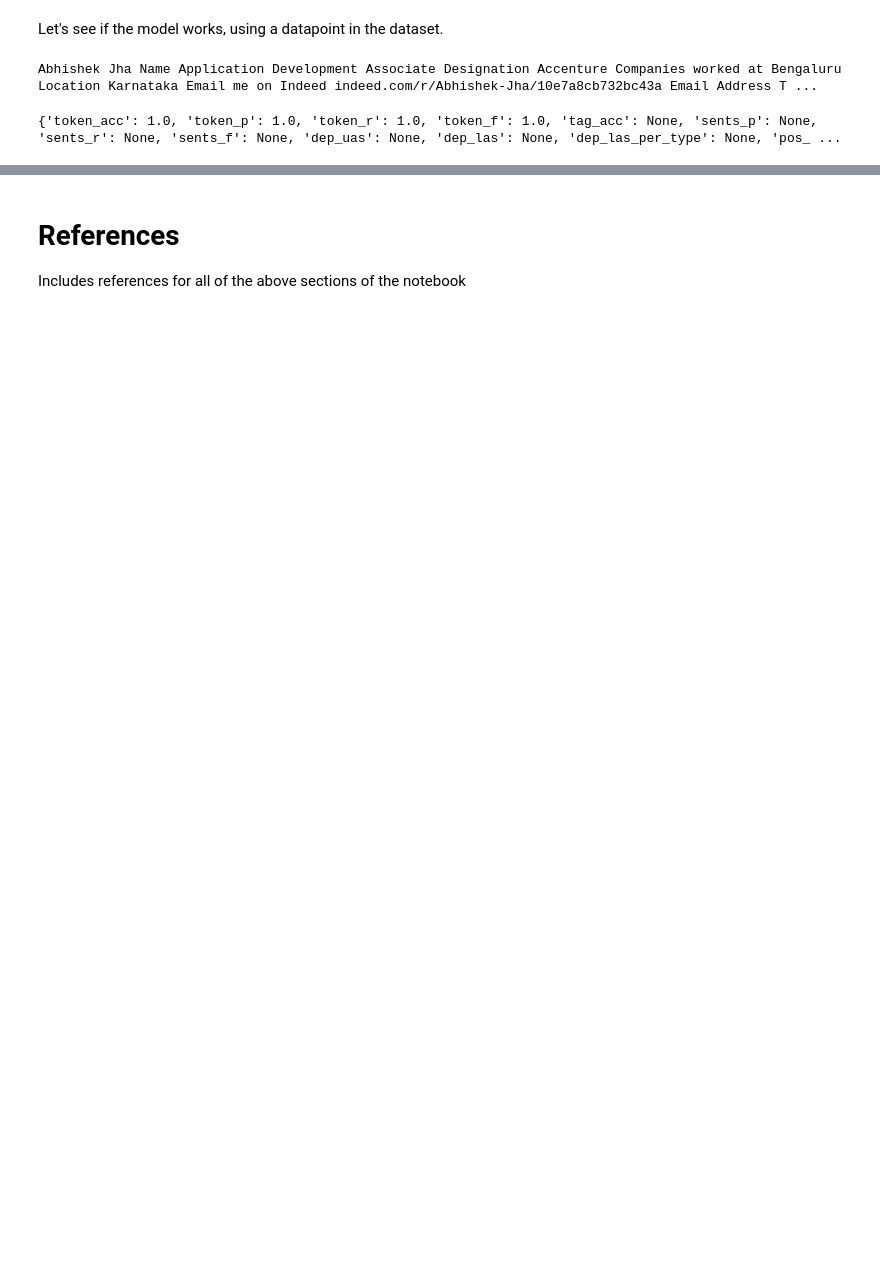
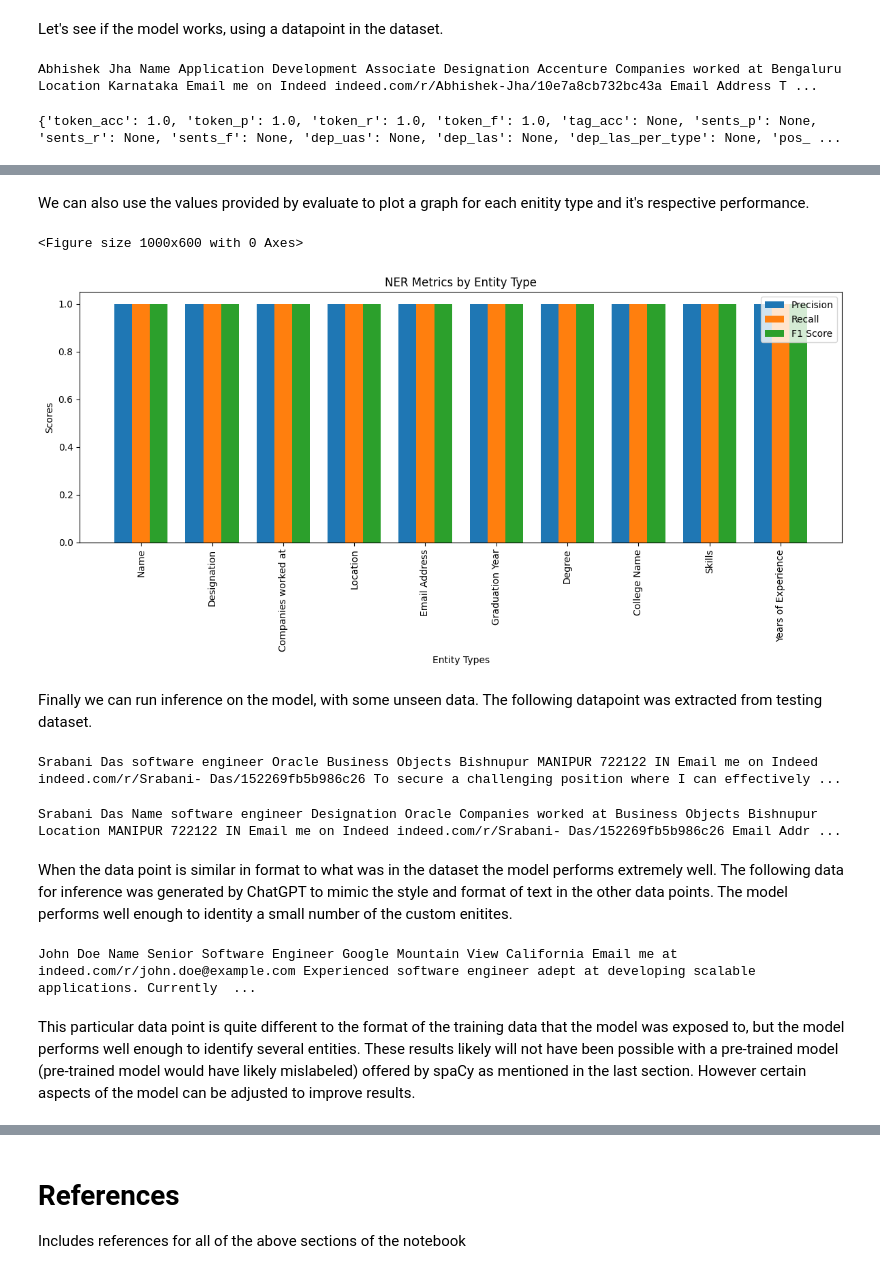
Before and after one commit to RumethR/Resume-Ner, a Jupyter notebook: Cw1_w1809911_RumethRandombage.ipynb, the cells around one changed output, grey strips where cells are left out. Saved outputs shown, nothing was run; the diff lists cells and outputs as text; code cells hidden in the pictures; blank space fills up the shorter version.

Commit message:
Added Evaluation, testing sections and new references

```diff
--- a/Cw1_w1809911_RumethRandombage.ipynb
+++ b/Cw1_w1809911_RumethRandombage.ipynb
@@ -491,0 +533,61 @@ PART D: Testing
+# %% [markdown]
+We can also use the values provided by evaluate to plot a graph for each enitity type and it's respective performance.
+# %%
+# Plotting
+plt.figure(figsize=(10, 6))
+
+# Visualising overall metrics
+entity_types = list(scores.keys())
+
+performance_metrics = []
+for entity in scores["ents_per_type"]:
+  if entity in labels:
+    performance_metrics.append({entity: scores["ents_per_type"][entity]})
+
+
+entity_types = [list(d.keys())[0] for d in performance_metrics]
+precision = [list(d.values())[0]['p'] for d in performance_metrics]
+recall = [list(d.values())[0]['r'] for d in performance_metrics]
+f1 = [list(d.values())[0]['f'] for d in performance_metrics]
+
+# Plotting
+plt.figure(figsize=(12, 6))
+
+bar_width = 0.25
+index = np.arange(len(entity_types))  # Using numpy's arange for more control
+
+plt.bar(index, precision, width=bar_width, label='Precision', align='center')
+plt.bar(index + bar_width, recall, width=bar_width, label='Recall', align='center')
+plt.bar(index + 2 * bar_width, f1, width=bar_width, label='F1 Score', align='center')
+
+plt.xlabel('Entity Types')
+plt.ylabel('Scores')
+plt.title('NER Metrics by Entity Type')
+plt.xticks(index + bar_width, entity_types, rotation=90)  # Aligning xticks properly
+plt.legend()
+plt.tight_layout()
+
+plt.show()
+# %% [output]
+<Figure size 1000x600 with 0 Axes>
+[figure, added]
+# %% [markdown]
+Finally we can run inference on the model, with some unseen data. The following datapoint was extracted from testing dataset.
+# %%
+test_text = test_docs[0]
+print(test_text)
+
+nlp_ner(test_text)
+displacy.render(test_text, style="ent", jupyter=True, options=options)
+# %% [output]
+Srabani Das software engineer Oracle Business Objects Bishnupur MANIPUR 722122 IN Email me on Indeed indeed.com/r/Srabani- Das/152269fb5b986c26 To secure a challenging position where I can effectively ...
+Srabani Das Name software engineer Designation Oracle Companies worked at Business Objects Bishnupur Location MANIPUR 722122 IN Email me on Indeed indeed.com/r/Srabani- Das/152269fb5b986c26 Email Addr ...
+# %% [markdown]
+When the data point is similar in format to what was in the dataset the model performs extremely well. The following data for inference was generated by ChatGPT to mimic the style and format of text in the other data points. The model performs well enough to identity a small number of the custom enitites.
+# %%
+doc = nlp_ner("John Doe Senior Software Engineer Google Mountain View California Email me at indeed.com/r/john.doe@example.com Experienced software engineer adept at developing scalable applications. Currently working at Google in Mountain View, California. Skilled in Java, Python, and cloud computing. Graduated with a Bachelor's degree in Computer Science from Stanford University in 2015. Prior experience includes internships at Microsoft and Amazon. Passionate about machine learning, big data, and cybersecurity.")
+displacy.render(doc, style="ent", jupyter=True, options = options)
+# %% [output]
+John Doe Name Senior Software Engineer Google Mountain View California Email me at indeed.com/r/john.doe@example.com Experienced software engineer adept at developing scalable applications. Currently  ...
+# %% [markdown]
+This particular data point is quite different to the format of the training data that the model was exposed to, but the model performs well enough to identify several entities. These results likely will not have been possible with a pre-trained model (pre-trained model would have likely mislabeled) offered by spaCy as mentioned in the last section. However certain aspects of the model can be adjusted to improve results.
```
Also changed, not shown: parts of 23 cells of this notebook.
